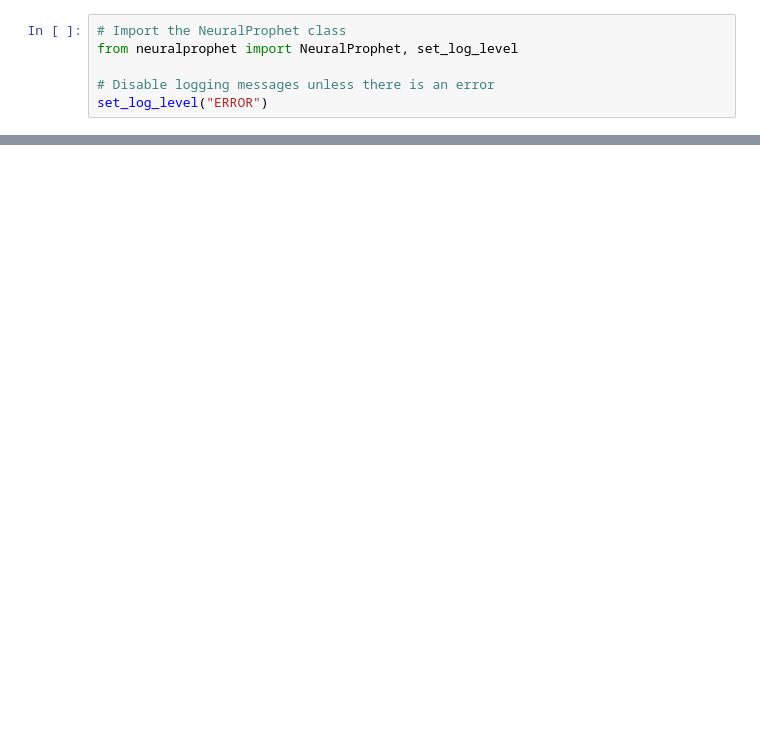
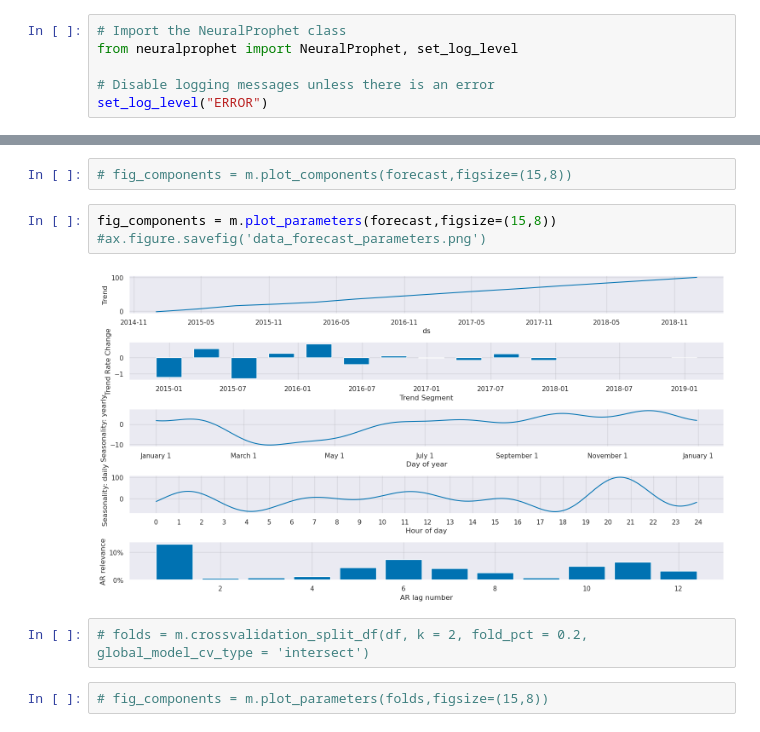
Before and after one commit to maranemil/docker_srv_playground, a Jupyter notebook: srv_jupyter/forecasting/neuralprophet.ipynb, the cells around one changed output, grey strips where cells are left out. Cells and saved outputs as stored; diff of their text form; blank space fills up the shorter version.

```diff
--- a/srv_jupyter/forecasting/neuralprophet.ipynb
+++ b/srv_jupyter/forecasting/neuralprophet.ipynb
@@ -86,0 +213,11 @@ fig_forecast = m.plot(forecast,figsize=(16,2))
+# %%
+# fig_components = m.plot_components(forecast,figsize=(15,8))
+# %%
+fig_components = m.plot_parameters(forecast,figsize=(15,8))
+#ax.figure.savefig('data_forecast_parameters.png')
+# %% [output]
+[figure, added]
+# %%
+# folds = m.crossvalidation_split_df(df, k = 2, fold_pct = 0.2, global_model_cv_type = 'intersect')
+# %%
+# fig_components = m.plot_parameters(folds,figsize=(15,8))
```
Also changed, not shown: parts of 29 cells of this notebook, 11 other files.
